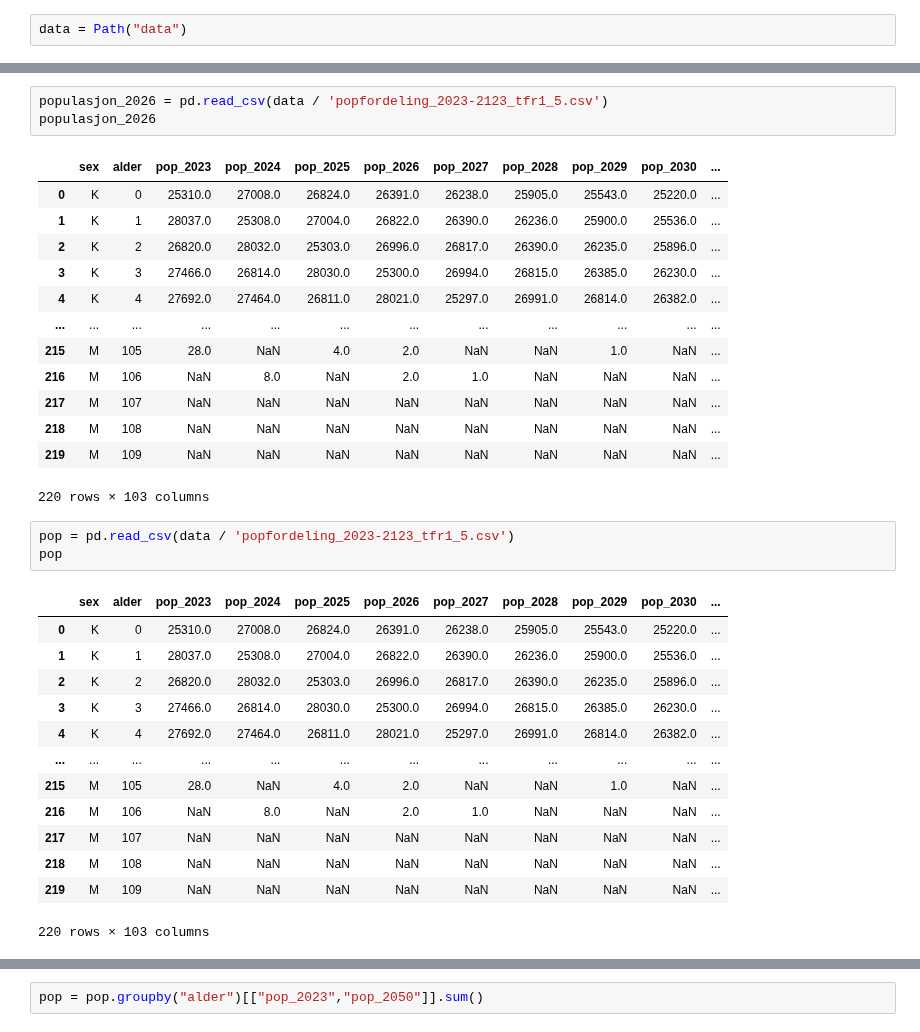
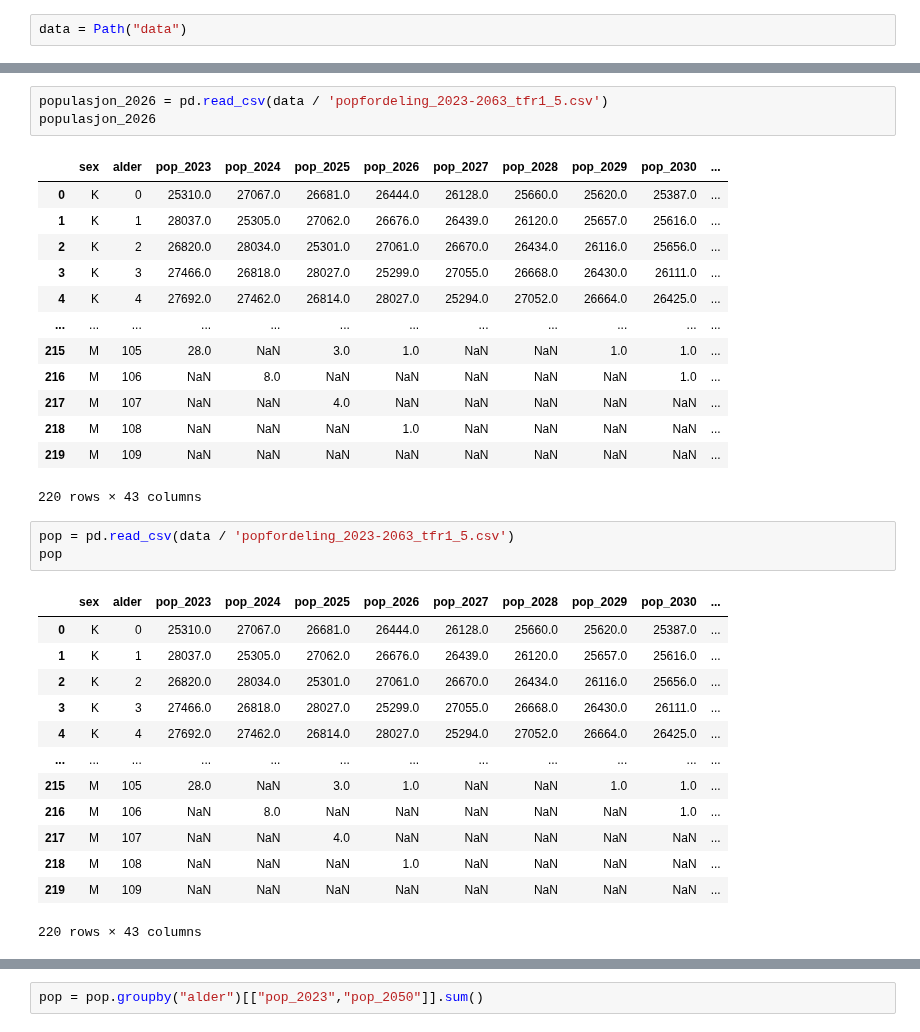
Before and after one commit to johnoskarskjeldrum/population-project-model, a Jupyter notebook: Befolkningsfremskrivning plots.ipynb, the cells around one changed output, grey strips where cells are left out. Drawn from its saved outputs; the diff is of its cells as text.

```diff
--- a/Befolkningsfremskrivning plots.ipynb
+++ b/Befolkningsfremskrivning plots.ipynb
@@ -52,37 +69,37 @@ ax.legend()
 # %%
-populasjon_2026 = pd.read_csv(data / 'popfordeling_2023-2123_tfr1_5.csv')
+populasjon_2026 = pd.read_csv(data / 'popfordeling_2023-2063_tfr1_5.csv')
 populasjon_2026
 # %% [output]
 |  | sex | alder | pop_2023 | pop_2024 | pop_2025 | pop_2026 | pop_2027 | pop_2028 | pop_2029 | pop_2030 | ... |
-| 0 | K | 0 | 25310.0 | 27008.0 | 26824.0 | 26391.0 | 26238.0 | 25905.0 | 25543.0 | 25220.0 | ... |
-| 1 | K | 1 | 28037.0 | 25308.0 | 27004.0 | 26822.0 | 26390.0 | 26236.0 | 25900.0 | 25536.0 | ... |
-| 2 | K | 2 | 26820.0 | 28032.0 | 25303.0 | 26996.0 | 26817.0 | 26390.0 | 26235.0 | 25896.0 | ... |
-| 3 | K | 3 | 27466.0 | 26814.0 | 28030.0 | 25300.0 | 26994.0 | 26815.0 | 26385.0 | 26230.0 | ... |
-| 4 | K | 4 | 27692.0 | 27464.0 | 26811.0 | 28021.0 | 25297.0 | 26991.0 | 26814.0 | 26382.0 | ... |
+| 0 | K | 0 | 25310.0 | 27067.0 | 26681.0 | 26444.0 | 26128.0 | 25660.0 | 25620.0 | 25387.0 | ... |
+| 1 | K | 1 | 28037.0 | 25305.0 | 27062.0 | 26676.0 | 26439.0 | 26120.0 | 25657.0 | 25616.0 | ... |
+| 2 | K | 2 | 26820.0 | 28034.0 | 25301.0 | 27061.0 | 26670.0 | 26434.0 | 26116.0 | 25656.0 | ... |
+| 3 | K | 3 | 27466.0 | 26818.0 | 28027.0 | 25299.0 | 27055.0 | 26668.0 | 26430.0 | 26111.0 | ... |
+| 4 | K | 4 | 27692.0 | 27462.0 | 26814.0 | 28027.0 | 25294.0 | 27052.0 | 26664.0 | 26425.0 | ... |
 | ... | ... | ... | ... | ... | ... | ... | ... | ... | ... | ... | ... |
-| 215 | M | 105 | 28.0 | NaN | 4.0 | 2.0 | NaN | NaN | 1.0 | NaN | ... |
-| 216 | M | 106 | NaN | 8.0 | NaN | 2.0 | 1.0 | NaN | NaN | NaN | ... |
-| 217 | M | 107 | NaN | NaN | NaN | NaN | NaN | NaN | NaN | NaN | ... |
-| 218 | M | 108 | NaN | NaN | NaN | NaN | NaN | NaN | NaN | NaN | ... |
+| 215 | M | 105 | 28.0 | NaN | 3.0 | 1.0 | NaN | NaN | 1.0 | 1.0 | ... |
+| 216 | M | 106 | NaN | 8.0 | NaN | NaN | NaN | NaN | NaN | 1.0 | ... |
+| 217 | M | 107 | NaN | NaN | 4.0 | NaN | NaN | NaN | NaN | NaN | ... |
+| 218 | M | 108 | NaN | NaN | NaN | 1.0 | NaN | NaN | NaN | NaN | ... |
 | 219 | M | 109 | NaN | NaN | NaN | NaN | NaN | NaN | NaN | NaN | ... |
-220 rows × 103 columns
+220 rows × 43 columns
 # %%
-pop = pd.read_csv(data / 'popfordeling_2023-2123_tfr1_5.csv')
+pop = pd.read_csv(data / 'popfordeling_2023-2063_tfr1_5.csv')
 pop
 # %% [output]
 |  | sex | alder | pop_2023 | pop_2024 | pop_2025 | pop_2026 | pop_2027 | pop_2028 | pop_2029 | pop_2030 | ... |
-| 0 | K | 0 | 25310.0 | 27008.0 | 26824.0 | 26391.0 | 26238.0 | 25905.0 | 25543.0 | 25220.0 | ... |
-| 1 | K | 1 | 28037.0 | 25308.0 | 27004.0 | 26822.0 | 26390.0 | 26236.0 | 25900.0 | 25536.0 | ... |
-| 2 | K | 2 | 26820.0 | 28032.0 | 25303.0 | 26996.0 | 26817.0 | 26390.0 | 26235.0 | 25896.0 | ... |
-| 3 | K | 3 | 27466.0 | 26814.0 | 28030.0 | 25300.0 | 26994.0 | 26815.0 | 26385.0 | 26230.0 | ... |
-| 4 | K | 4 | 27692.0 | 27464.0 | 26811.0 | 28021.0 | 25297.0 | 26991.0 | 26814.0 | 26382.0 | ... |
+| 0 | K | 0 | 25310.0 | 27067.0 | 26681.0 | 26444.0 | 26128.0 | 25660.0 | 25620.0 | 25387.0 | ... |
+| 1 | K | 1 | 28037.0 | 25305.0 | 27062.0 | 26676.0 | 26439.0 | 26120.0 | 25657.0 | 25616.0 | ... |
+| 2 | K | 2 | 26820.0 | 28034.0 | 25301.0 | 27061.0 | 26670.0 | 26434.0 | 26116.0 | 25656.0 | ... |
+| 3 | K | 3 | 27466.0 | 26818.0 | 28027.0 | 25299.0 | 27055.0 | 26668.0 | 26430.0 | 26111.0 | ... |
+| 4 | K | 4 | 27692.0 | 27462.0 | 26814.0 | 28027.0 | 25294.0 | 27052.0 | 26664.0 | 26425.0 | ... |
 | ... | ... | ... | ... | ... | ... | ... | ... | ... | ... | ... | ... |
-| 215 | M | 105 | 28.0 | NaN | 4.0 | 2.0 | NaN | NaN | 1.0 | NaN | ... |
-| 216 | M | 106 | NaN | 8.0 | NaN | 2.0 | 1.0 | NaN | NaN | NaN | ... |
-| 217 | M | 107 | NaN | NaN | NaN | NaN | NaN | NaN | NaN | NaN | ... |
-| 218 | M | 108 | NaN | NaN | NaN | NaN | NaN | NaN | NaN | NaN | ... |
+| 215 | M | 105 | 28.0 | NaN | 3.0 | 1.0 | NaN | NaN | 1.0 | 1.0 | ... |
+| 216 | M | 106 | NaN | 8.0 | NaN | NaN | NaN | NaN | NaN | 1.0 | ... |
+| 217 | M | 107 | NaN | NaN | 4.0 | NaN | NaN | NaN | NaN | NaN | ... |
+| 218 | M | 108 | NaN | NaN | NaN | 1.0 | NaN | NaN | NaN | NaN | ... |
 | 219 | M | 109 | NaN | NaN | NaN | NaN | NaN | NaN | NaN | NaN | ... |
-220 rows × 103 columns
+220 rows × 43 columns
 # %%
 pop = pop[["sex","alder", "pop_2023", "pop_2050"]]
 pop
```
Also changed, not shown: parts of 5 cells of this notebook, 4 other files.
